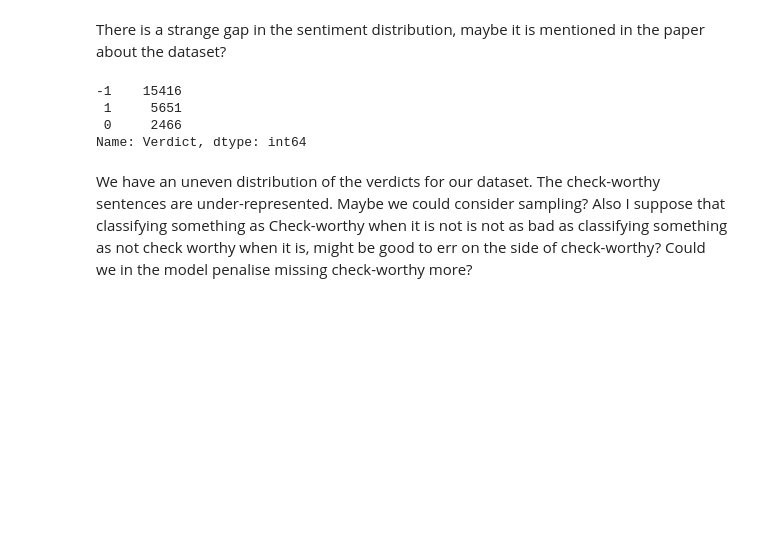
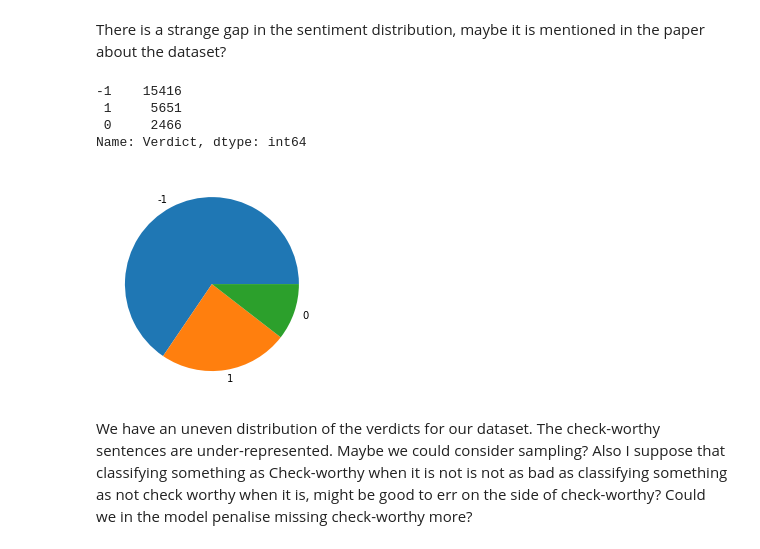
Before and after one commit to SigneK42/fact_check_worthy_claim, a Jupyter notebook: notebooks/data_exploration.ipynb, the cells around one changed output. Cells and saved outputs as stored; diff of their text form; code cells hidden in the pictures; blank space fills up the shorter version.

```diff
--- a/notebooks/data_exploration.ipynb
+++ b/notebooks/data_exploration.ipynb
@@ -101,6 +107,12 @@ df.Verdict.value_counts()
  1     5651
  0     2466
 Name: Verdict, dtype: int64
+# %%
+s = df['Verdict'].value_counts()
+plt.pie(s,labels = s.index)
+plt.show()
+# %% [output]
+[figure, added]
 # %% [markdown]
 We have an uneven distribution of the verdicts for our dataset. The check-worthy sentences are under-represented. Maybe we could consider sampling? Also I suppose that classifying something as Check-worthy when it is not is not as bad as classifying something as not check worthy when it is, might be good to err on the side of check-worthy? Could we in the model penalise missing check-worthy more?
 # %% [markdown]
```
Also changed, not shown: parts of 3 cells of this notebook, 3 other files.
